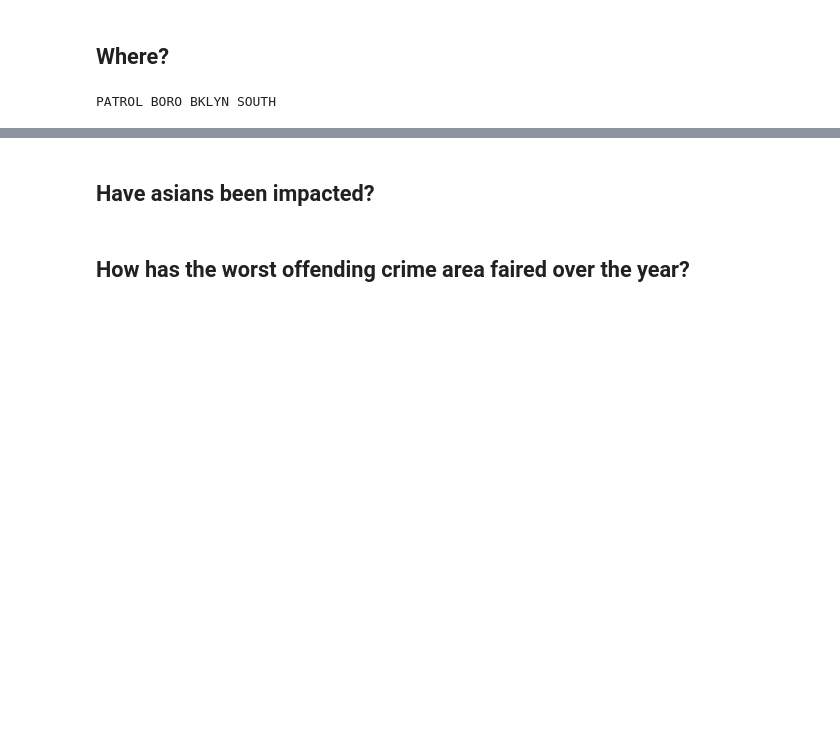
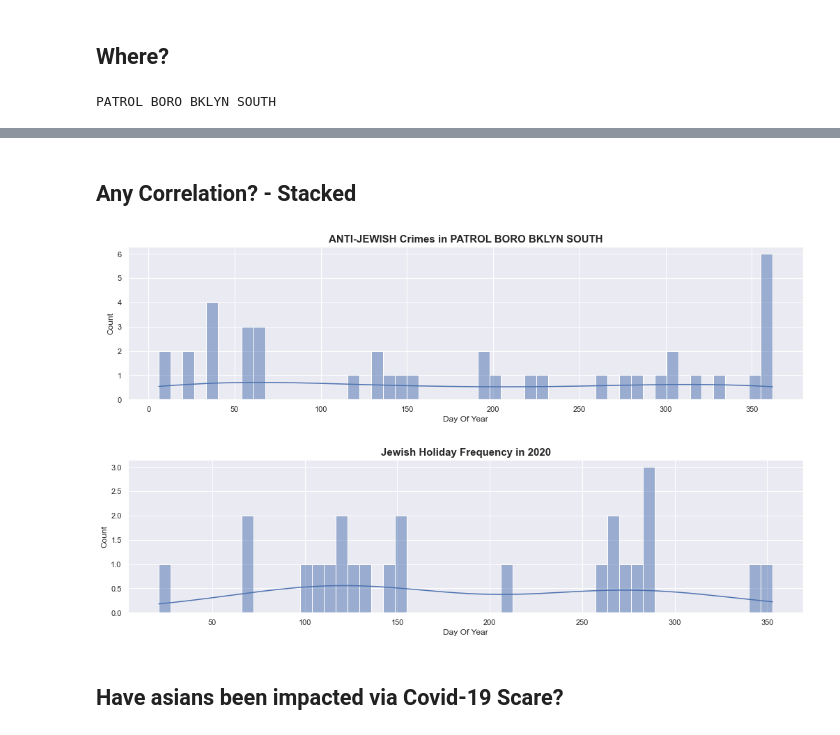
Before and after one commit to codeMonkeyHopeful/nypd-crime-tracker, a Jupyter notebook: main.ipynb, the cells around one changed output, grey strips where cells are left out. Saved outputs shown, nothing was run; the diff lists cells and outputs as text; code cells hidden in the pictures; blank space fills up the shorter version.

```diff
--- a/main.ipynb
+++ b/main.ipynb
@@ -172,4 +181,13 @@ plt.show()
+# %% [markdown]
+## Any Correlation?  - Stacked
+# %%
+fig, (ax1, ax2) = plt.subplots(nrows=2, figsize=(15, 9))
+sns.histplot(change_analysis['Day Of Year'], ax=ax1, kde=True, bins=int(np.floor((365/7)))).set_title(f'{most_impacted_group} Crimes in {worst_offending_area}', fontdict= { 'fontsize': 15, 'fontweight':'bold'})
+sns.histplot(holidays['Day Of Year'], ax=ax2, kde=True, bins=int(np.floor((365/7)))).set_title(f'Jewish Holiday Frequency in 2020', fontdict= { 'fontsize': 15, 'fontweight':'bold'})
+#add some padding for visuals
+plt.tight_layout(pad=3.0)
+plt.show()
+# %% [output]
+[figure, added]
 # %% [markdown]
-## Have asians been impacted?
+## Have asians been impacted via Covid-19 Scare?
-# %% [markdown]
-## How has the worst offending crime area faired over the year?
```
Also changed, not shown: parts of 24 cells of this notebook, 1 other file.
